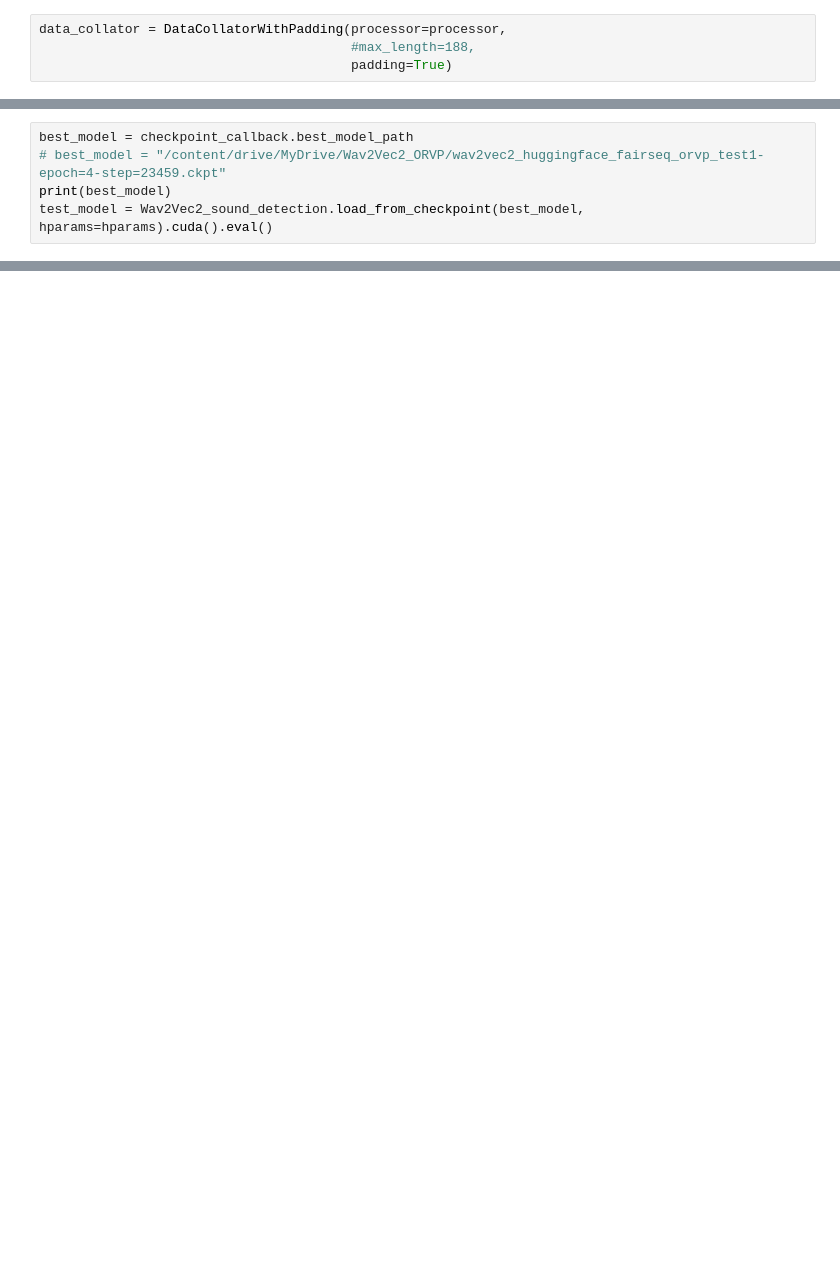
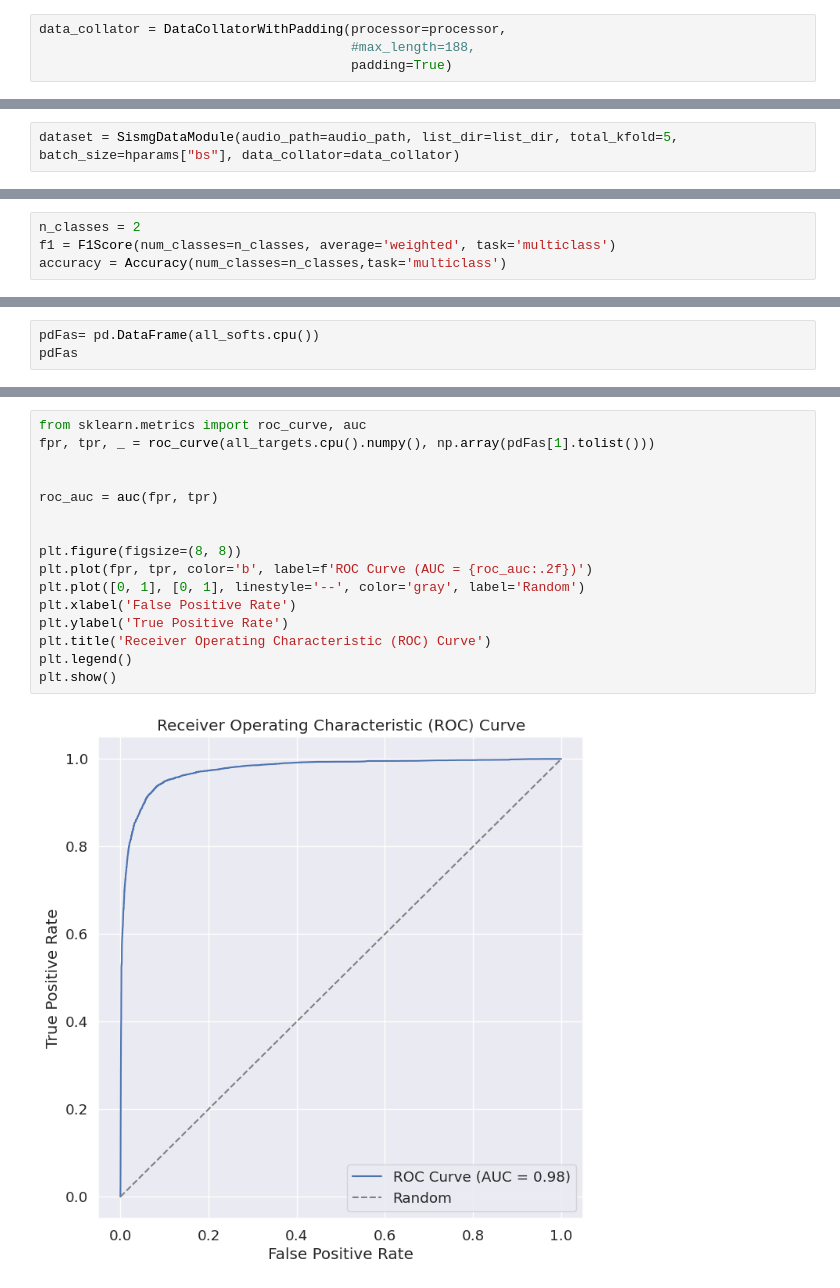
Before and after one commit to AndresQuimbita/QuakeWavNet, a Jupyter notebook: QuakeWavNet.ipynb, the cells around one changed output, grey strips where cells are left out. Saved outputs shown, nothing was run; the diff lists cells and outputs as text; blank space fills up the shorter version.

Commit message:
Refactor QuakeWavNet detection class, datamodule and roc

```diff
--- a/QuakeWavNet.ipynb
+++ b/QuakeWavNet.ipynb
@@ -1035,5 +631,0 @@ plt.show()
-# %%
-best_model = checkpoint_callback.best_model_path
-# best_model = "/content/drive/MyDrive/Wav2Vec2_ORVP/wav2vec2_huggingface_fairseq_orvp_test1-epoch=4-step=23459.ckpt"
-print(best_model)
-test_model = Wav2Vec2_sound_detection.load_from_checkpoint(best_model, hparams=hparams).cuda().eval()
@@ -1182,0 +632,2 @@ MulticlassConfusionMatrix()
+# %%
+dataset = SismgDataModule(audio_path=audio_path, list_dir=list_dir, total_kfold=5, batch_size=hparams["bs"], data_collator=data_collator)
@@ -1182,0 +645,4 @@ MulticlassConfusionMatrix()
+# %%
+n_classes = 2
+f1 = F1Score(num_classes=n_classes, average='weighted', task='multiclass')
+accuracy = Accuracy(num_classes=n_classes,task='multiclass')
@@ -1182,0 +969,3 @@ MulticlassConfusionMatrix()
+# %%
+pdFas= pd.DataFrame(all_softs.cpu())
+pdFas
@@ -1182,0 +990,18 @@ MulticlassConfusionMatrix()
+# %%
+from sklearn.metrics import roc_curve, auc
+fpr, tpr, _ = roc_curve(all_targets.cpu().numpy(), np.array(pdFas[1].tolist()))
+
+
+roc_auc = auc(fpr, tpr)
+
+
+plt.figure(figsize=(8, 8))
+plt.plot(fpr, tpr, color='b', label=f'ROC Curve (AUC = {roc_auc:.2f})')
+plt.plot([0, 1], [0, 1], linestyle='--', color='gray', label='Random')
+plt.xlabel('False Positive Rate')
+plt.ylabel('True Positive Rate')
+plt.title('Receiver Operating Characteristic (ROC) Curve')
+plt.legend()
+plt.show()
+# %% [output]
+[figure, added]
```
Also changed, not shown: parts of 61 cells of this notebook, 35 other files.
